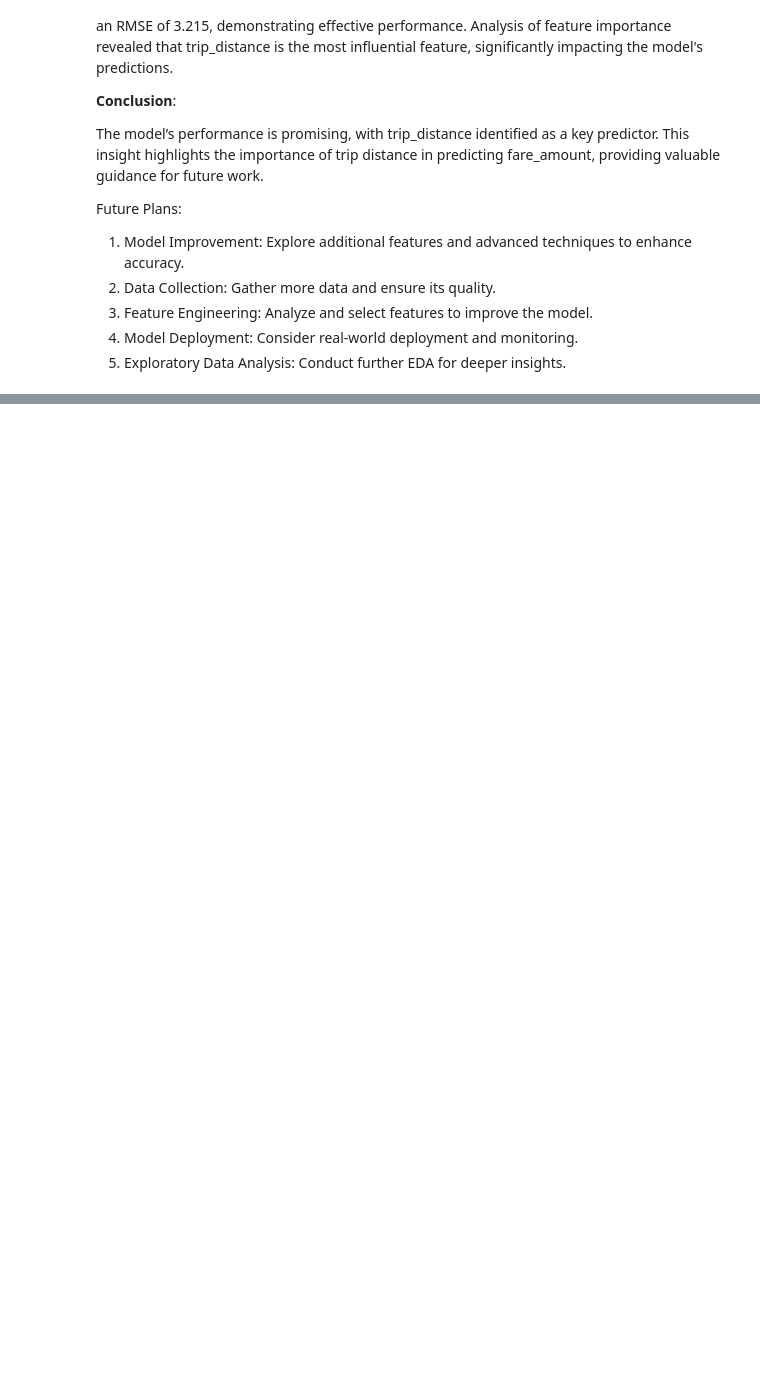
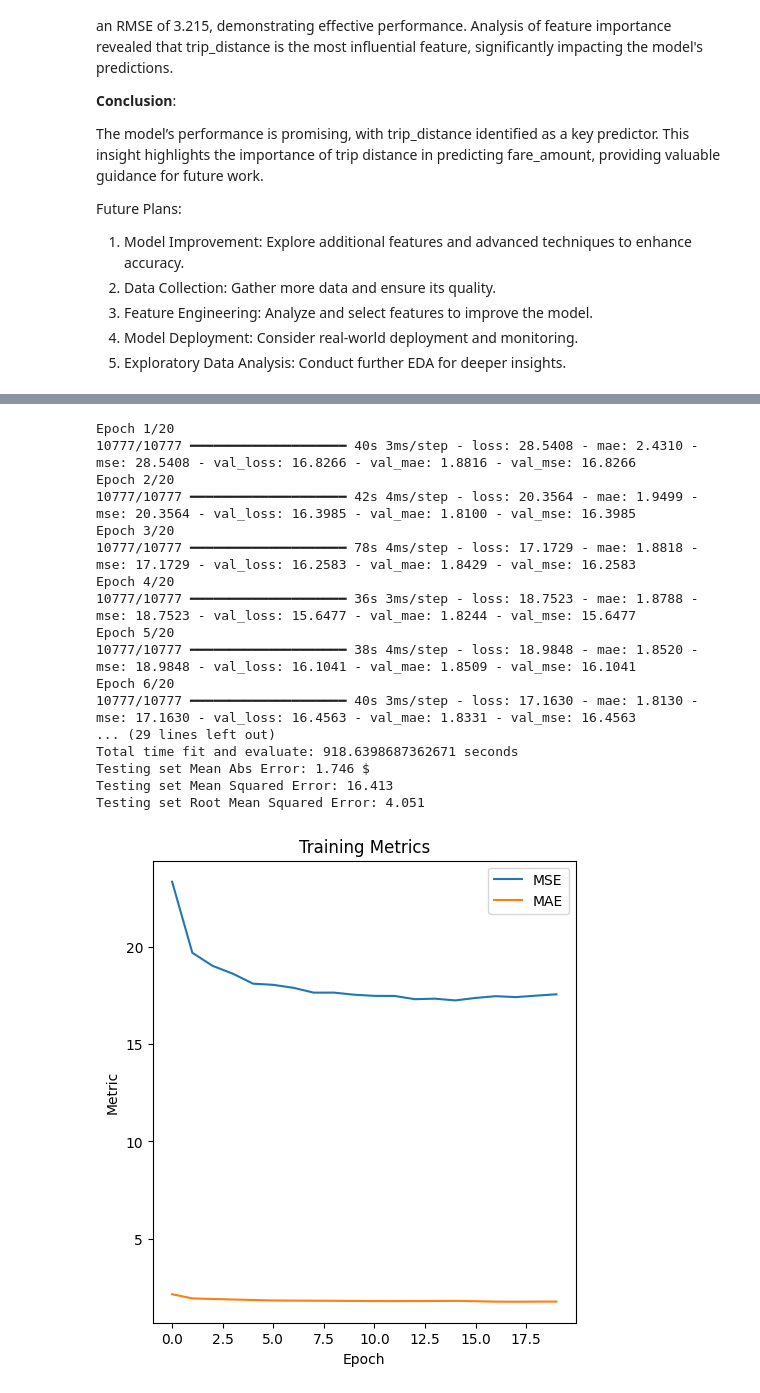
Before and after one commit to leongcw98/nyc-taxi-fare-prediction, a Jupyter notebook: nyc_taxi_fare_prediction.ipynb, the cells around one changed output, grey strips where cells are left out. Drawn from its saved outputs; the diff is of its cells as text; code cells hidden in the pictures; blank space fills up the shorter version.

```diff
--- a/nyc_taxi_fare_prediction.ipynb
+++ b/nyc_taxi_fare_prediction.ipynb
@@ -1466,0 +1511,77 @@ Future Plans:
+# %%
+# Standard Scaling data
+from sklearn.preprocessing import StandardScaler
+
+scaler = StandardScaler()
+x_train_nn[x_train_nn.columns] = scaler.fit_transform(x_train_nn[x_train_nn.columns])
+x_test_nn[x_test_nn.columns] = scaler.fit_transform(x_test_nn[x_test_nn.columns])
+# %%
+def build_model():
+    model = Sequential()
+    model.add(Input(shape=(17,)))  # Define input shape here
+    model.add(Dense(48, activation='relu'))
+    model.add(Dense(96, activation='relu'))
+    model.add(Dense(48, activation='relu'))
+    model.add(Dense(24, activation='relu'))
+    model.add(Dense(12, activation='relu'))
+    model.add(Dense(6, activation='relu'))
+    model.add(Dense(1, activation='linear'))  # Linear activation for regression
+
+    optimizer = 'rmsprop'  # Make sure `opt` is defined as 'rmsprop' or adjust accordingly
+    model.compile(loss='mse', optimizer=optimizer, metrics=['mse', 'mae'])
+    return model
+
+# create model
+model = build_model()
+
+# The patience parameter is the amount of epochs to check for improvement
+early_stop = keras.callbacks.EarlyStopping(monitor='val_loss', patience=10)
+
+# train model
+epochs = 20
+batch_size = 32
+
+start_time = time.time()
+history = model.fit(
+    x_train_nn, y_train_nn,
+    epochs=epochs,
+    batch_size=batch_size,
+    validation_split=0.2,  # Add validation split to monitor validation metrics
+    callbacks=[early_stop]
+)
+# Plot metrics
+plt.figure(figsize=(12, 6))
+plt.subplot(1, 2, 1)
+plt.plot(history.history['mse'], label='MSE')
+plt.plot(history.history['mae'], label='MAE')
+plt.xlabel('Epoch')
+plt.ylabel('Metric')
+plt.title('Training Metrics')
+plt.legend()
+
+loss, mse, mae = model.evaluate(x_test_nn, y_test_nn, verbose=2, batch_size=batch_size)
+print("Total time fit and evaluate: %s seconds" % (time.time() - start_time))
+
+
+print("Testing set Mean Abs Error: {:5.3f} $".format(mae))
+print("Testing set Mean Squared Error: {:5.3f}".format(mse))
+print("Testing set Root Mean Squared Error: {:5.3f}".format(np.sqrt(mse)))
+# %% [output]
+Epoch 1/20
+10777/10777 ━━━━━━━━━━━━━━━━━━━━ 40s 3ms/step - loss: 28.5408 - mae: 2.4310 - mse: 28.5408 - val_loss: 16.8266 - val_mae: 1.8816 - val_mse: 16.8266
+Epoch 2/20
+10777/10777 ━━━━━━━━━━━━━━━━━━━━ 42s 4ms/step - loss: 20.3564 - mae: 1.9499 - mse: 20.3564 - val_loss: 16.3985 - val_mae: 1.8100 - val_mse: 16.3985
+Epoch 3/20
+10777/10777 ━━━━━━━━━━━━━━━━━━━━ 78s 4ms/step - loss: 17.1729 - mae: 1.8818 - mse: 17.1729 - val_loss: 16.2583 - val_mae: 1.8429 - val_mse: 16.2583
+Epoch 4/20
+10777/10777 ━━━━━━━━━━━━━━━━━━━━ 36s 3ms/step - loss: 18.7523 - mae: 1.8788 - mse: 18.7523 - val_loss: 15.6477 - val_mae: 1.8244 - val_mse: 15.6477
+Epoch 5/20
+10777/10777 ━━━━━━━━━━━━━━━━━━━━ 38s 4ms/step - loss: 18.9848 - mae: 1.8520 - mse: 18.9848 - val_loss: 16.1041 - val_mae: 1.8509 - val_mse: 16.1041
+Epoch 6/20
+10777/10777 ━━━━━━━━━━━━━━━━━━━━ 40s 3ms/step - loss: 17.1630 - mae: 1.8130 - mse: 17.1630 - val_loss: 16.4563 - val_mae: 1.8331 - val_mse: 16.4563
+... (29 lines left out)
+Total time fit and evaluate: 918.6398687362671 seconds
+Testing set Mean Abs Error: 1.746 $
+Testing set Mean Squared Error: 16.413
+Testing set Root Mean Squared Error: 4.051
+[figure, added]
```
Also changed, not shown: parts of 7 cells of this notebook.
